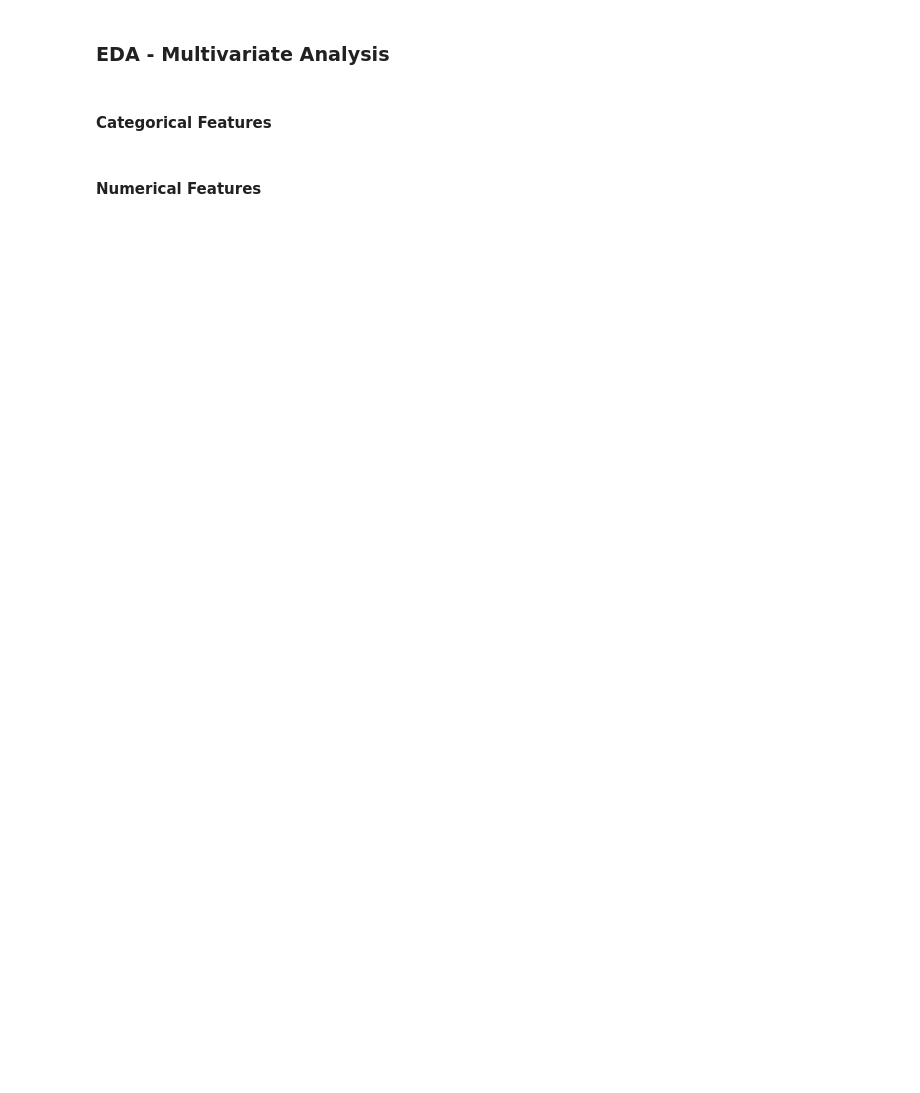
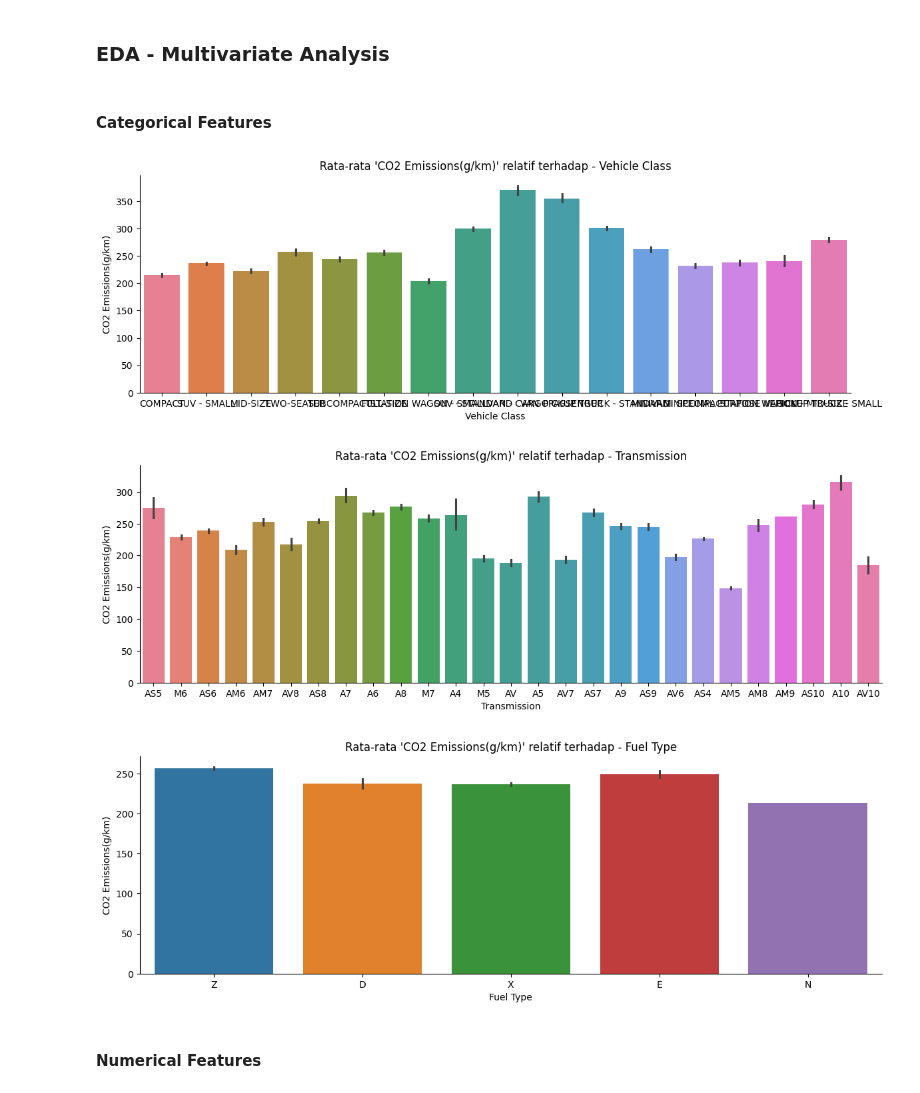
Before and after one commit to wahyuazizi/Predictive_Analysis_ML_Dicoding, a Jupyter notebook: Predicitve_Analysis_Vehicle_Emissions.ipynb, the cells around one changed output. Saved outputs shown, nothing was run; the diff lists cells and outputs as text; code cells hidden in the pictures; blank space fills up the shorter version.

```diff
--- a/Predicitve_Analysis_Vehicle_Emissions.ipynb
+++ b/Predicitve_Analysis_Vehicle_Emissions.ipynb
@@ -240,10 +268,15 @@ plt.show
 #### Categorical Features
 # %%
 y = ['CO2 Emissions(g/km)']
+x = ['Vehicle Class', 'Transmission', 'Fuel Type']
 for f in (y):
-    for col in categorical_features.columns:
-        sns.catplot(x=col, y=f, kind='bar', dodge=False, height=4, aspect=3, data=df, palette='Set3')
+    for col in x:
+        sns.catplot(data=df, x=col, y=f, kind='bar', dodge=False, height = 4, aspect = 3, hue=col)
         plt.title(f"Rata-rata '{f}' relatif terhadap - {col}")
+# %% [output]
+[figure, added]
+[figure, added]
+[figure, added]
 # %% [markdown]
 #### Numerical Features
 # %%
```
Also changed, not shown: parts of 10 cells of this notebook.
